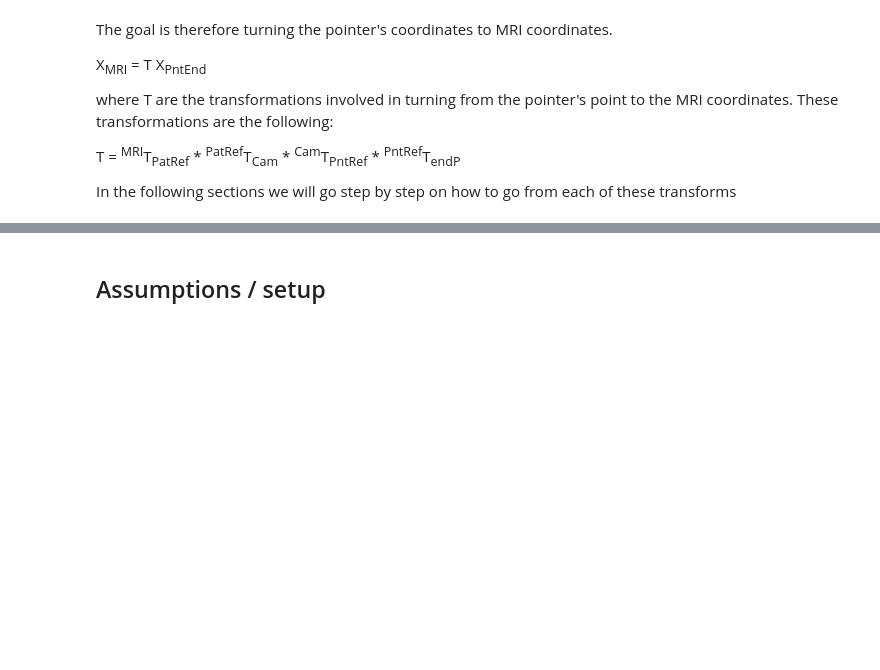
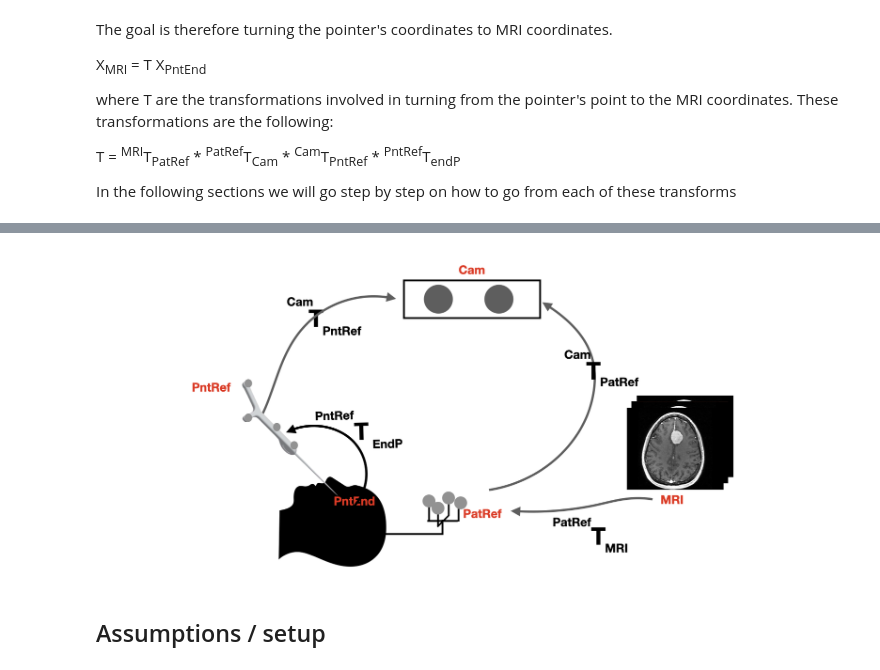
Before and after one commit to swishswish123/endosim, a Jupyter notebook: endosim/notebooks/pointer/pointer.ipynb, the cells around one changed output, grey strips where cells are left out. Saved outputs shown, nothing was run; the diff lists cells and outputs as text; code cells hidden in the pictures; blank space fills up the shorter version.

```diff
--- a/endosim/notebooks/pointer/pointer.ipynb
+++ b/endosim/notebooks/pointer/pointer.ipynb
@@ -61,3 +64,7 @@ Here is an image with all the transforms:
+# %%
+Image(filename="./images/pointer_setup_transforms.png")
+# %% [output]
+[figure, added]
 # %% [markdown]
 ## Assumptions / setup
 # %% [markdown]
```
Also changed, not shown: parts of 48 cells of this notebook, 17 other files.
